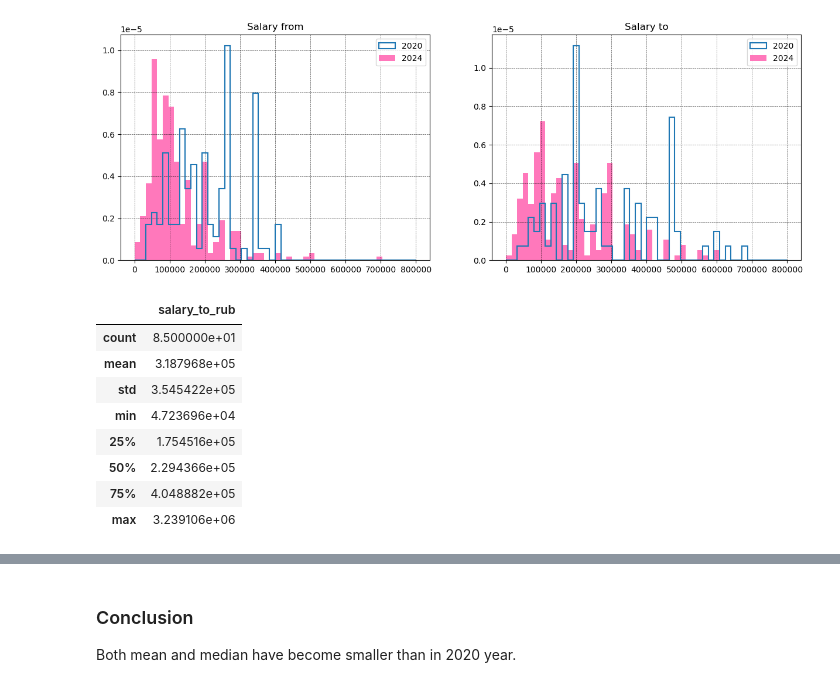
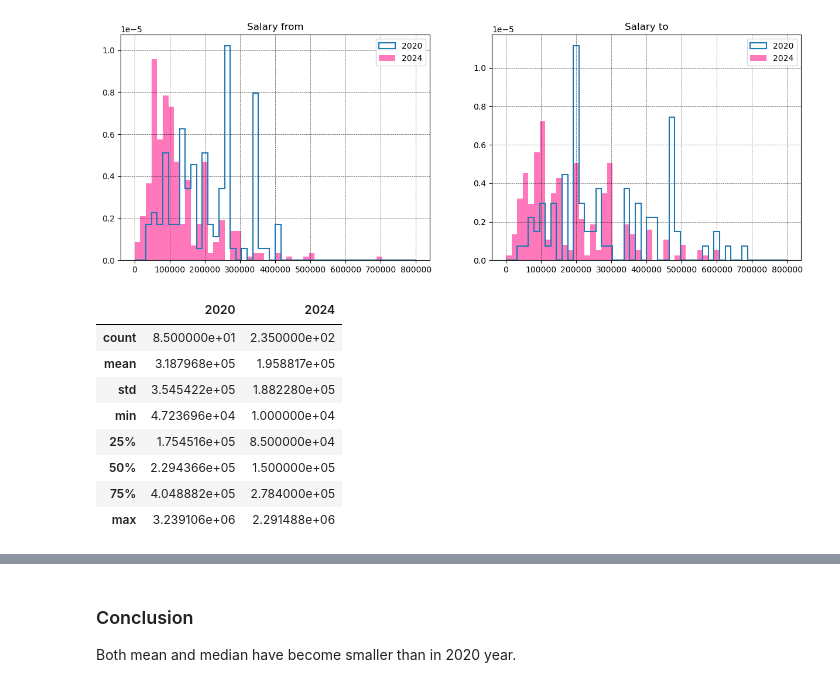
Before and after one commit to sashhhaka/HH-VacancyAnalysis, a Jupyter notebook: exploring.ipynb, the cells around one changed output, grey strips where cells are left out. Saved outputs shown, nothing was run; the diff lists cells and outputs as text; code cells hidden in the pictures.

```diff
--- a/exploring.ipynb
+++ b/exploring.ipynb
@@ -286,13 +277,16 @@ plt.show()
 # %%
 # describe salary_from and salary_to
-df20_sal_to.describe()
+# df20_sal_to.describe()
+df = pd.concat([df20_sal_to.describe(), df24_sal_to.describe()], axis=1)
+df.columns = ['2020', '2024']
+df
 # %% [output]
-|  | salary_to_rub |
-| count | 8.500000e+01 |
-| mean | 3.187968e+05 |
-| std | 3.545422e+05 |
-| min | 4.723696e+04 |
-| 25% | 1.754516e+05 |
-| 50% | 2.294366e+05 |
-| 75% | 4.048882e+05 |
-| max | 3.239106e+06 |
+|  | 2020 | 2024 |
+| count | 8.500000e+01 | 2.350000e+02 |
+| mean | 3.187968e+05 | 1.958817e+05 |
+| std | 3.545422e+05 | 1.882280e+05 |
+| min | 4.723696e+04 | 1.000000e+04 |
+| 25% | 1.754516e+05 | 8.500000e+04 |
+| 50% | 2.294366e+05 | 1.500000e+05 |
+| 75% | 4.048882e+05 | 2.784000e+05 |
+| max | 3.239106e+06 | 2.291488e+06 |
```
Also changed, not shown: parts of 26 cells of this notebook, 2 other files.
